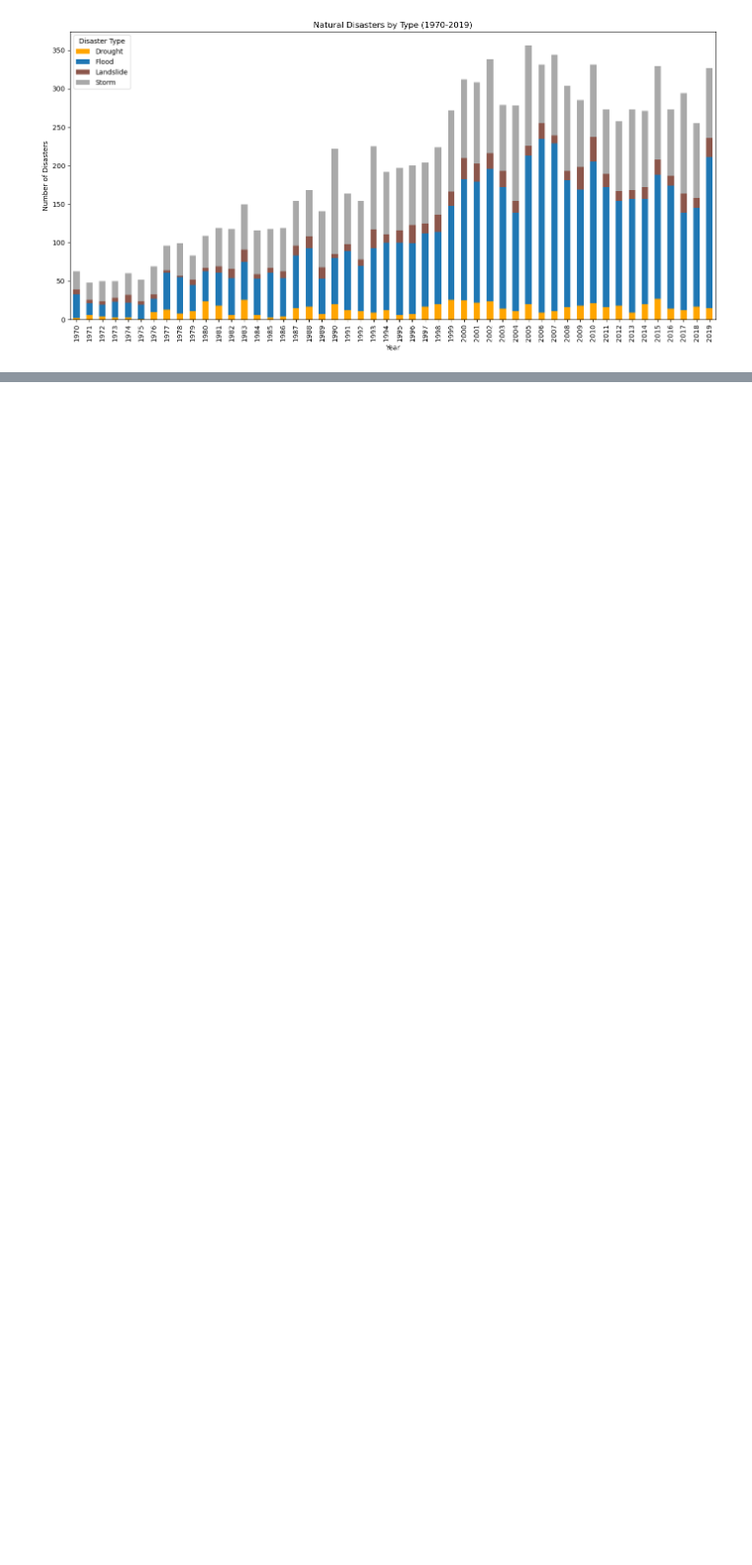
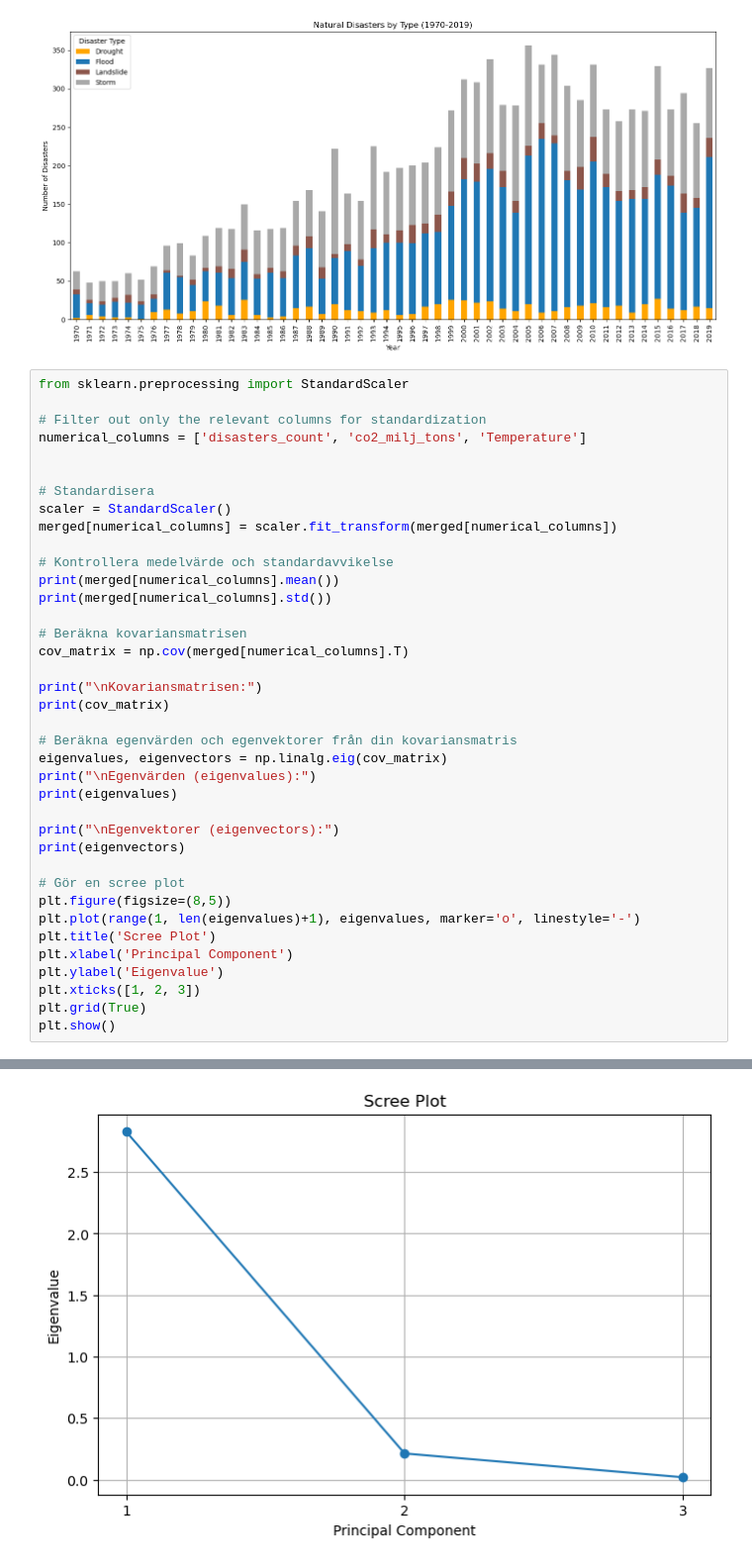
Before and after one commit to Abbekf/disasters-analysis, a Jupyter notebook: main.ipynb, the cells around one changed output, grey strips where cells are left out. Shown: that part at 99% size. Saved outputs shown, nothing was run; the diff lists cells and outputs as text; blank space fills up the shorter version.

```diff
--- a/main.ipynb
+++ b/main.ipynb
@@ -124,3 +124,42 @@ plt.tight_layout()
 plt.show()
 # %% [output]
 [figure]
+# %%
+from sklearn.preprocessing import StandardScaler
+
+# Filter out only the relevant columns for standardization
+numerical_columns = ['disasters_count', 'co2_milj_tons', 'Temperature']
+
+
+# Standardisera
+scaler = StandardScaler()
+merged[numerical_columns] = scaler.fit_transform(merged[numerical_columns])
+
+# Kontrollera medelvärde och standardavvikelse
+print(merged[numerical_columns].mean())
+print(merged[numerical_columns].std())
+
+# Beräkna kovariansmatrisen
+cov_matrix = np.cov(merged[numerical_columns].T)
+
+print("\nKovariansmatrisen:")
+print(cov_matrix)
+
+# Beräkna egenvärden och egenvektorer från din kovariansmatris
+eigenvalues, eigenvectors = np.linalg.eig(cov_matrix)
+print("\nEgenvärden (eigenvalues):")
+print(eigenvalues)
+
+print("\nEgenvektorer (eigenvectors):")
+print(eigenvectors)
+
+# Gör en scree plot
+plt.figure(figsize=(8,5))
+plt.plot(range(1, len(eigenvalues)+1), eigenvalues, marker='o', linestyle='-')
+plt.title('Scree Plot')
+plt.xlabel('Principal Component')
+plt.ylabel('Eigenvalue')
+plt.xticks([1, 2, 3])
+plt.grid(True)
+plt.show()
+# %% [output]
@@ -126,0 +183 @@ plt.show()
+[figure, added]
```
Also changed, not shown: parts of 2 cells of this notebook, 2 other files.
